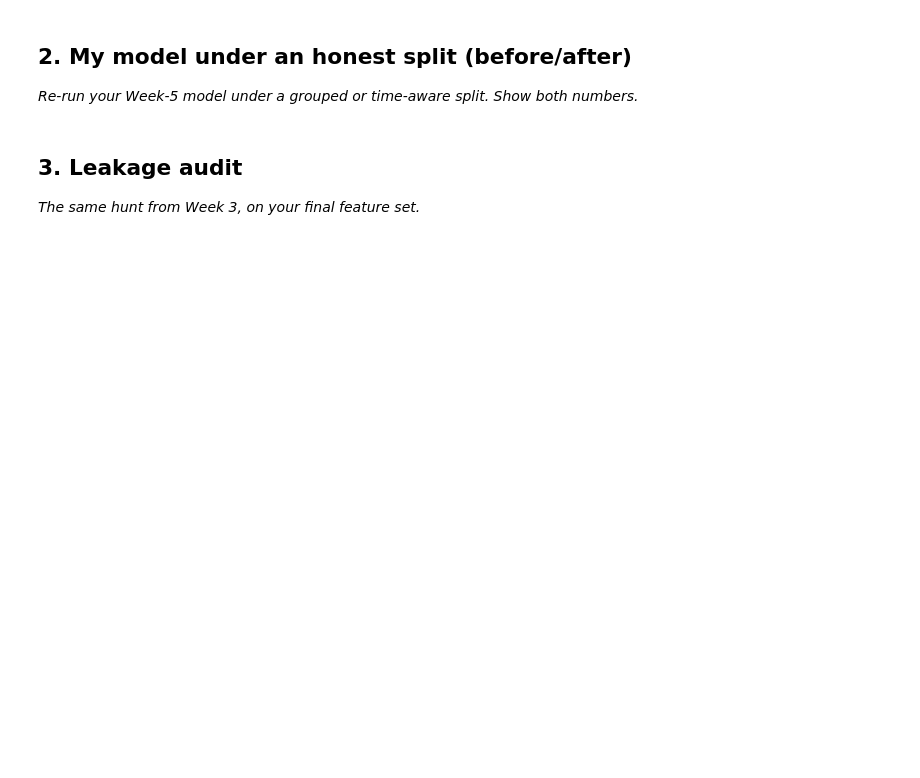
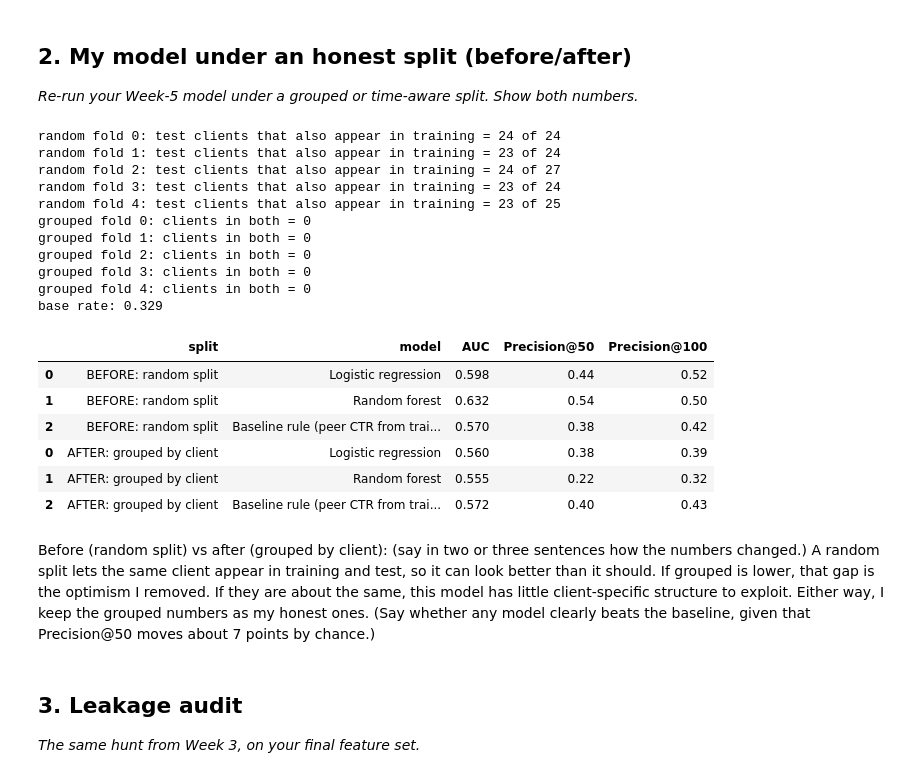
Before and after one commit to iankitthakur/flyrank-ml-internship, a Jupyter notebook: work/notebooks/w06_validation_audit.ipynb, the cells around one changed output. Saved outputs shown, nothing was run; the diff lists cells and outputs as text; code cells hidden in the pictures; blank space fills up the shorter version.

```diff
--- a/work/notebooks/w06_validation_audit.ipynb
+++ b/work/notebooks/w06_validation_audit.ipynb
@@ -20,6 +96,59 @@ This skeleton is yours to fill. Work the sections **in order** — each one has
 # %%
 # This cell is for CODE (numbers, a query, a check).
 # Write your text answer in the cell ABOVE this one — typing sentences here breaks Run All.
+# %%
+def models():
+    return {
+        "Logistic regression": make_pipeline(StandardScaler(), LogisticRegression(max_iter=1000)),
+        "Random forest": RandomForestClassifier(n_estimators=200, max_depth=5, min_samples_leaf=20, random_state=0, n_jobs=-1),
+    }
+BASE = "Baseline rule (peer CTR from train folds only)"
+
+def run_split(splits, label):
+    oof = {k: np.zeros(len(df)) for k in list(models()) + [BASE]}
+    for tr, te in splits:
+        for k, m in models().items():
+            m.fit(X.iloc[tr], y.iloc[tr])
+            oof[k][te] = m.predict_proba(X.iloc[te])[:, 1]
+        oof[BASE][te] = peer_baseline(tr, te)
+    rows = [{"split": label, "model": k, "AUC": roc_auc_score(y, p),
+             "Precision@50": precision_at_k(y, p, 50), "Precision@100": precision_at_k(y, p, 100)}
+            for k, p in oof.items()]
+    return pd.DataFrame(rows), oof
+
+before_splits = list(KFold(n_splits=5, shuffle=True, random_state=0).split(X))   # random: ignores clients
+after_splits  = list(GroupKFold(n_splits=5).split(X, y, groups))                   # grouped by client
+
+for k, (tr, te) in enumerate(before_splits):
+    print(f"random fold {k}: test clients that also appear in training = {len(set(groups.iloc[te]) & set(groups.iloc[tr]))} of {groups.iloc[te].nunique()}")
+for k, (tr, te) in enumerate(after_splits):
+    print(f"grouped fold {k}: clients in both = {len(set(groups.iloc[te]) & set(groups.iloc[tr]))}")
+
+t_before, oof_before = run_split(before_splits, "BEFORE: random split")
+t_after,  oof_after  = run_split(after_splits,  "AFTER: grouped by client")
+print("base rate:", round(y.mean(), 3))
+pd.concat([t_before, t_after]).round(3)
+# %% [output]
+random fold 0: test clients that also appear in training = 24 of 24
+random fold 1: test clients that also appear in training = 23 of 24
+random fold 2: test clients that also appear in training = 24 of 27
+random fold 3: test clients that also appear in training = 23 of 24
+random fold 4: test clients that also appear in training = 23 of 25
+grouped fold 0: clients in both = 0
+grouped fold 1: clients in both = 0
+grouped fold 2: clients in both = 0
+grouped fold 3: clients in both = 0
+grouped fold 4: clients in both = 0
+base rate: 0.329
+|  | split | model | AUC | Precision@50 | Precision@100 |
+| 0 | BEFORE: random split | Logistic regression | 0.598 | 0.44 | 0.52 |
+| 1 | BEFORE: random split | Random forest | 0.632 | 0.54 | 0.50 |
+| 2 | BEFORE: random split | Baseline rule (peer CTR from trai... | 0.570 | 0.38 | 0.42 |
+| 0 | AFTER: grouped by client | Logistic regression | 0.560 | 0.38 | 0.39 |
+| 1 | AFTER: grouped by client | Random forest | 0.555 | 0.22 | 0.32 |
+| 2 | AFTER: grouped by client | Baseline rule (peer CTR from trai... | 0.572 | 0.40 | 0.43 |
+# %% [markdown]
+Before (random split) vs after (grouped by client): (say in two or three sentences how the numbers changed.) A random split lets the same client appear in training and test, so it can look better than it should. If grouped is lower, that gap is the optimism I removed. If they are about the same, this model has little client-specific structure to exploit. Either way, I keep the grouped numbers as my honest ones. (Say whether any model clearly beats the baseline, given that Precision@50 moves about 7 points by chance.)
 # %% [markdown]
 ## 3. Leakage audit
 
```
Also changed, not shown: parts of 9 cells of this notebook.
